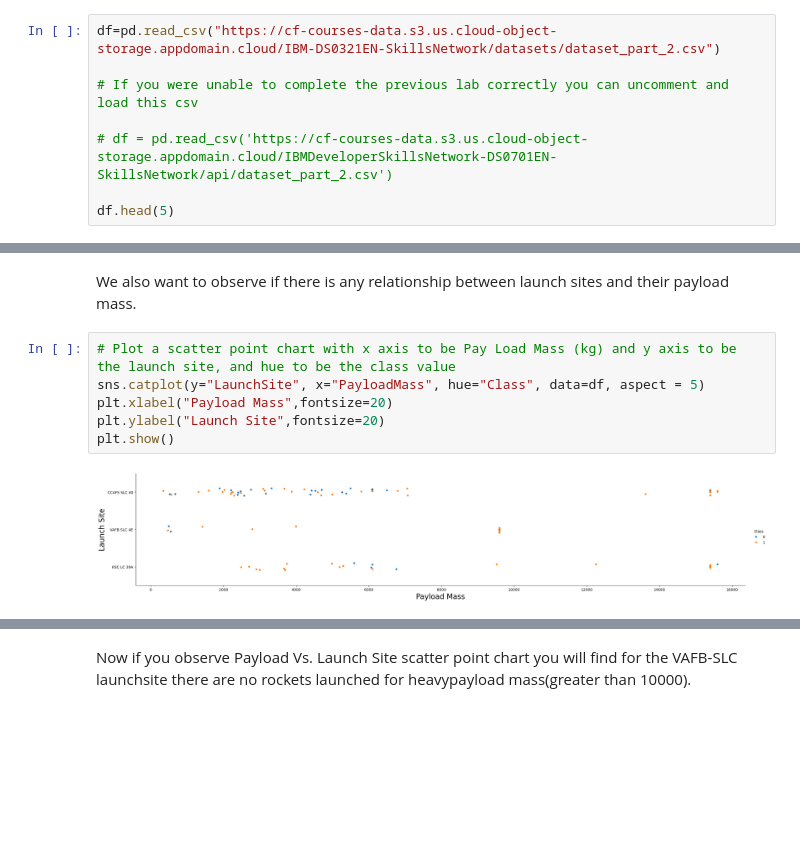
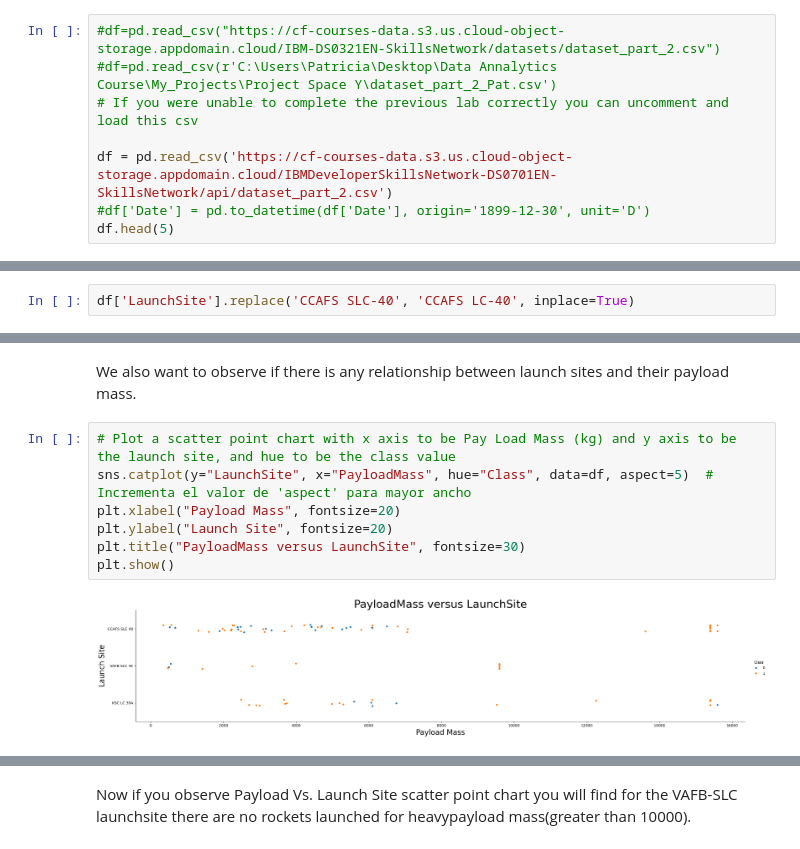
Before and after one commit to PatRomVic/SpaceY, a Jupyter notebook: jupyter-labs-eda-dataviz-v2(1).ipynb, the cells around one changed output, grey strips where cells are left out. Cells and saved outputs as stored; diff of their text form; blank space fills up the shorter version.

```diff
--- a/jupyter-labs-eda-dataviz-v2(1).ipynb
+++ b/jupyter-labs-eda-dataviz-v2(1).ipynb
@@ -75,12 +75,12 @@ import seaborn as sns
 # %% [markdown]
 First, let's read the SpaceX dataset into a Pandas dataframe and print its summary
 # %%
-df=pd.read_csv("https://cf-courses-data.s3.us.cloud-object-storage.appdomain.cloud/IBM-DS0321EN-SkillsNetwork/datasets/dataset_part_2.csv")
-
+#df=pd.read_csv("https://cf-courses-data.s3.us.cloud-object-storage.appdomain.cloud/IBM-DS0321EN-SkillsNetwork/datasets/dataset_part_2.csv")
+#df=pd.read_csv(r'C:\Users\Patricia\Desktop\Data Annalytics Course\My_Projects\Project Space Y\dataset_part_2_Pat.csv')
 # If you were unable to complete the previous lab correctly you can uncomment and load this csv
 
-# df = pd.read_csv('https://cf-courses-data.s3.us.cloud-object-storage.appdomain.cloud/IBMDeveloperSkillsNetwork-DS0701EN-SkillsNetwork/api/dataset_part_2.csv')
-
+df = pd.read_csv('https://cf-courses-data.s3.us.cloud-object-storage.appdomain.cloud/IBMDeveloperSkillsNetwork-DS0701EN-SkillsNetwork/api/dataset_part_2.csv')
+#df['Date'] = pd.to_datetime(df['Date'], origin='1899-12-30', unit='D')
 df.head(5)
 # %% [output]
 |  | FlightNumber | Date | BoosterVersion | PayloadMass | Orbit | LaunchSite | Outcome | Flights | GridFins | ... |
@@ -93,3 +93,5 @@ df.head(5)
 First, let's try to see how the `FlightNumber` (indicating the continuous launch attempts.) and `Payload` variables would affect the launch outcome.
 
 We can plot out the <code>FlightNumber</code> vs. <code>PayloadMass</code>and overlay the outcome of the launch. We see that as the flight number increases, the first stage is more likely to land successfully. The payload mass is also important; it seems the more massive the payload, the less likely the first stage will return.
+# %%
+df['LaunchSite'].replace('CCAFS SLC-40', 'CCAFS LC-40', inplace=True)
@@ -122,9 +181,10 @@ Now try to explain the patterns you found in the Flight Number vs. Launch Site s
 We also want to observe if there is any relationship between launch sites and their payload mass.
 # %%
 # Plot a scatter point chart with x axis to be Pay Load Mass (kg) and y axis to be the launch site, and hue to be the class value
-sns.catplot(y="LaunchSite", x="PayloadMass", hue="Class", data=df, aspect = 5)
-plt.xlabel("Payload Mass",fontsize=20)
-plt.ylabel("Launch Site",fontsize=20)
+sns.catplot(y="LaunchSite", x="PayloadMass", hue="Class", data=df, aspect=5)  # Incrementa el valor de 'aspect' para mayor ancho
+plt.xlabel("Payload Mass", fontsize=20)
+plt.ylabel("Launch Site", fontsize=20)
+plt.title("PayloadMass versus LaunchSite", fontsize=30)
 plt.show()
 # %% [output]
-[figure, old version]
+[figure, new version]
```
Also changed, not shown: parts of 15 cells of this notebook.
